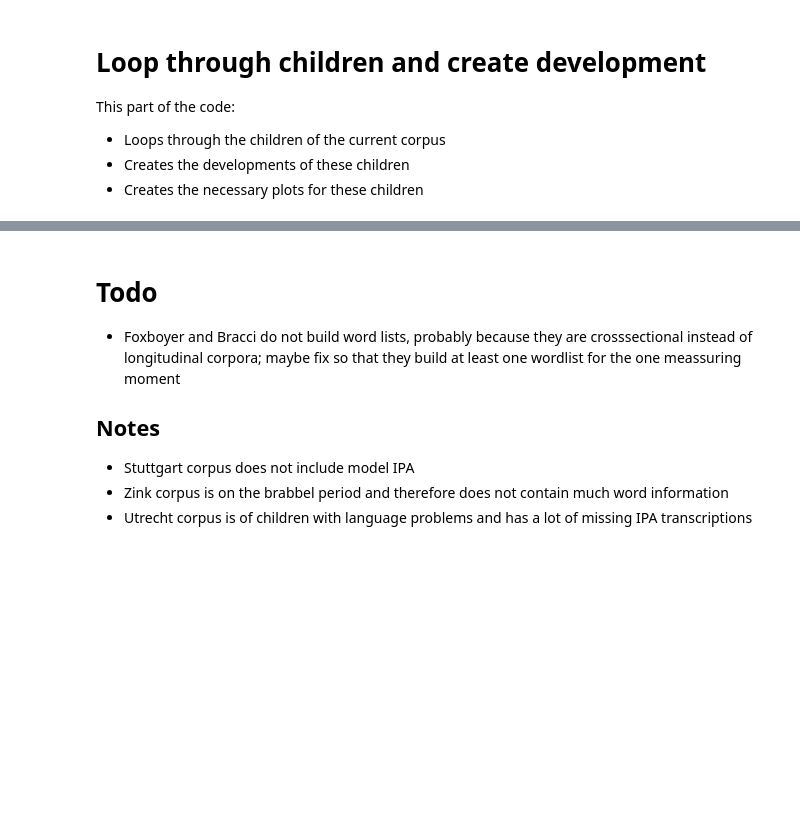
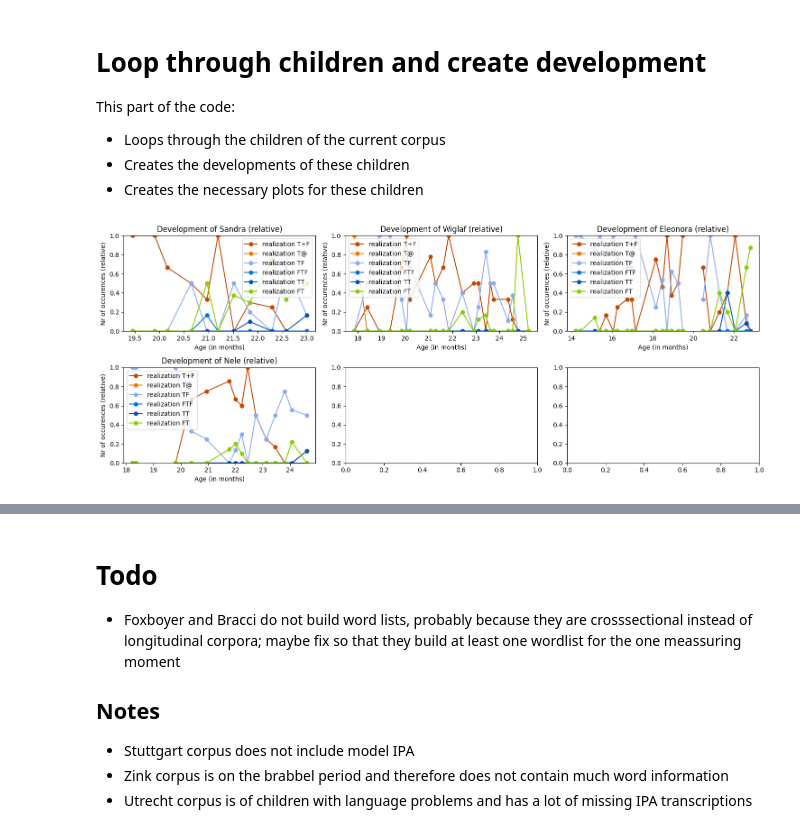
Before and after one commit to NienkeWessel/ThesisLinguistics, a Jupyter notebook: ProcessData.ipynb, the cells around one changed output, grey strips where cells are left out. Cells and saved outputs as stored; diff of their text form; code cells hidden in the pictures; blank space fills up the shorter version.

```diff
--- a/ProcessData.ipynb
+++ b/ProcessData.ipynb
@@ -952,5 +1113,5 @@ def pretty_print_tables(data_per_child, children_names):
 # %%
-def run_reproduce_tables(children_names):
+def run_reproduce_tables(df, children_names):
     '''
     Reproduces the tables from Fikkert p. 25
     '''
@@ -1147,3 +1507,7 @@ This part of the code:
 - Loops through the children of the current corpus
 - Creates the developments of these children
 - Creates the necessary plots for these children
+# %%
+loop_through_children(df, children_names_file[corpus_name], analysis_dictionary['Fikkert']['patterns'], colors=analysis_dictionary['Fikkert']['color_dict_patterns'], mode='relative')
+# %% [output]
+[figure, added]
```
Also changed, not shown: parts of 39 cells of this notebook.
